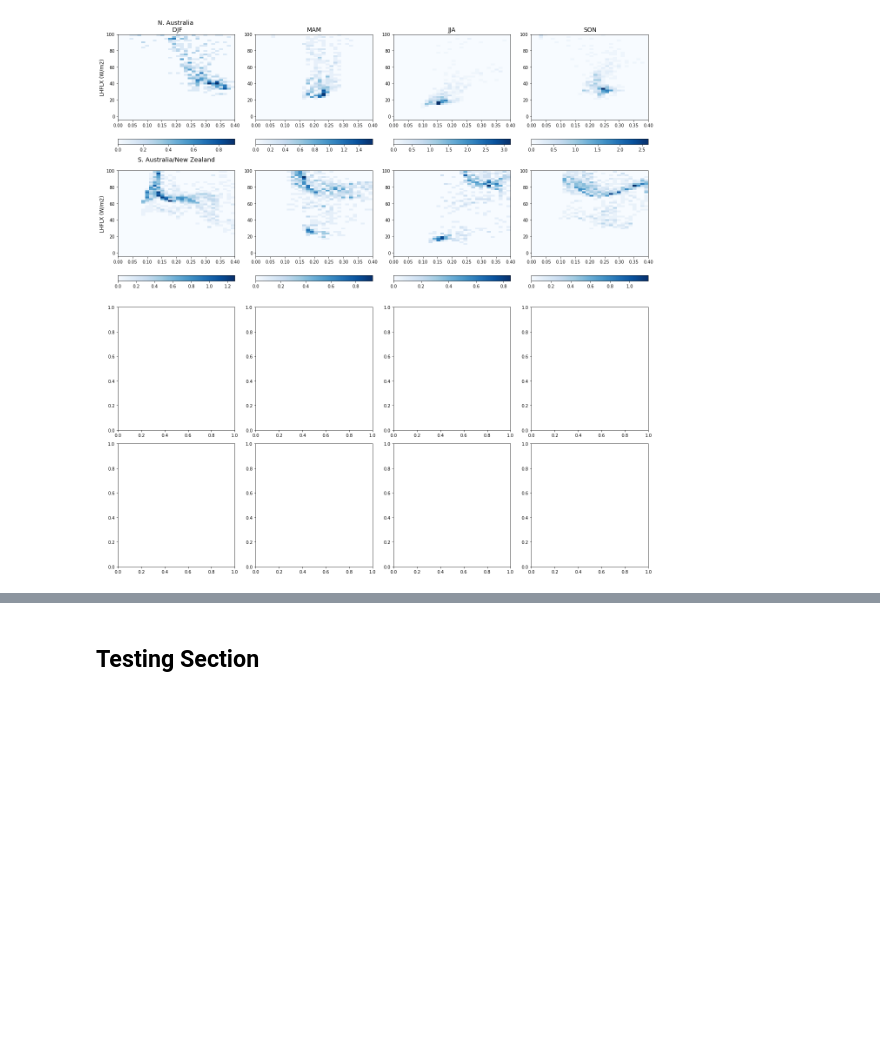
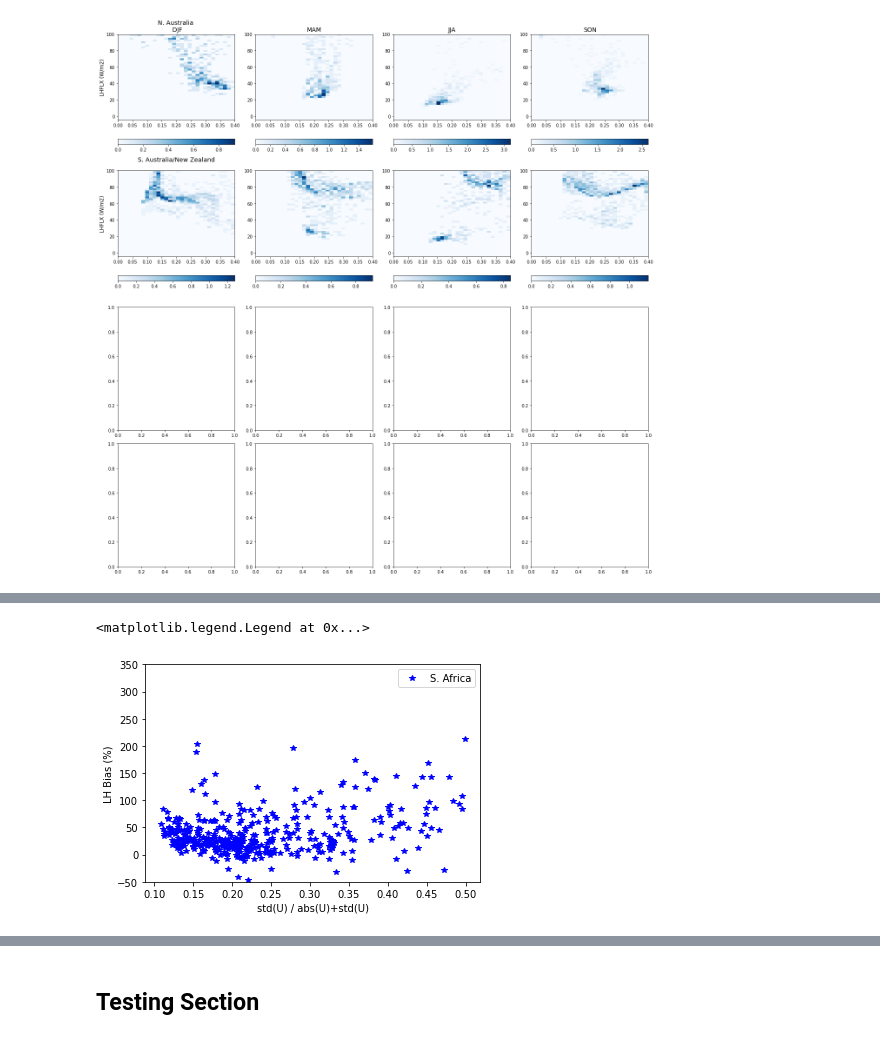
Before and after one commit to megandevlan/CLUBB_statistics, a Jupyter notebook: Regional_CLUBBwithFluxes.ipynb, the cells around one changed output, grey strips where cells are left out. Cells and saved outputs as stored; diff of their text form; code cells hidden in the pictures; blank space fills up the shorter version.

```diff
--- a/Regional_CLUBBwithFluxes.ipynb
+++ b/Regional_CLUBBwithFluxes.ipynb
@@ -414,0 +544,22 @@ fig.savefig(fileDir+'UP2-LH_2Dhistogram_regionalSet-7.pdf')
+# %%
+# Get indices of selected region
+iReg = 17
+rSel = RegMask.sel(region=iReg)
+rMask1 = np.full([len(lat),len(lon)],np.nan)
+rMask1[rSel==True] = 1
+
+#  Isolate regions of variables, flatten arrays
+bias_regSel1   = (LH_biasPct.values*rMask1).reshape([len(lon)*len(lat)])
+ratio_regSel1  = (STDfraction_annMean*rMask1).reshape([len(lon)*len(lat)])
+
+# Add to plot
+plt.plot(ratio_regSel1, bias_regSel1,'b*')
+plt.xlabel('std(U) / abs(U)+std(U)')
+plt.ylabel('LH Bias (%)')
+
+
+plt.ylim([-50,350])
+plt.legend([RegMask.names.values[iReg-1]])
+# %% [output]
+<matplotlib.legend.Legend at 0x...>
+[figure, added]
```
Also changed, not shown: parts of 13 cells of this notebook.
